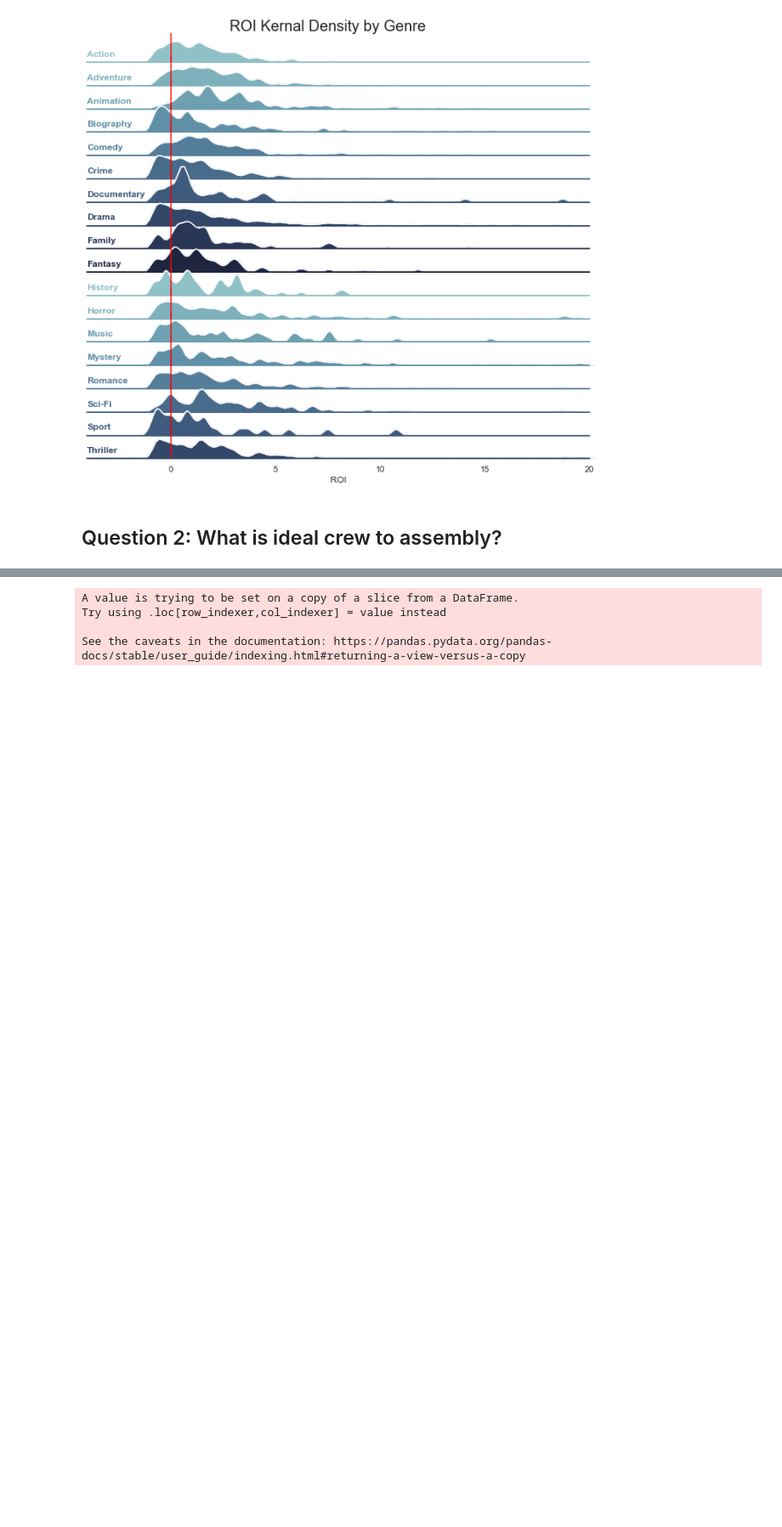
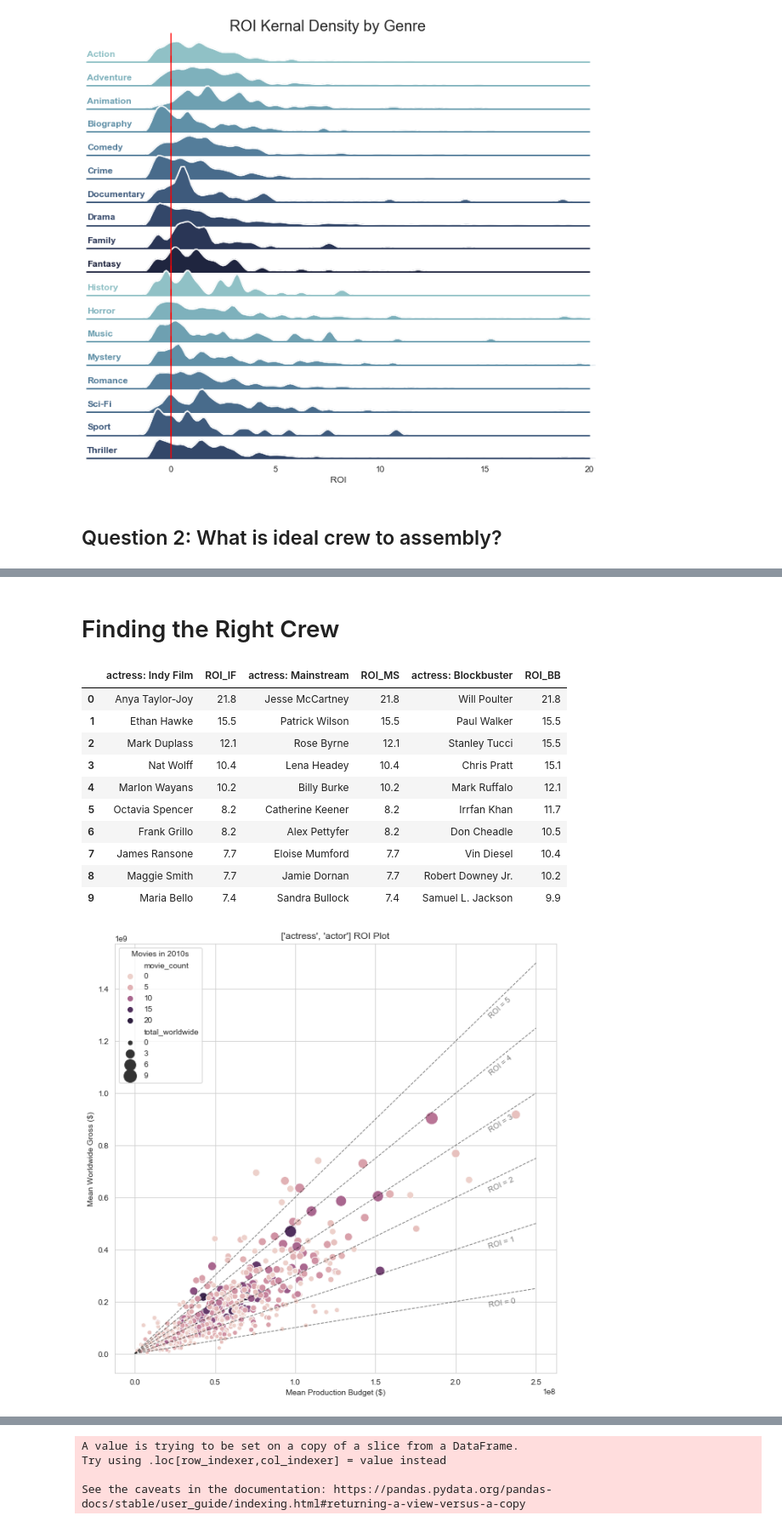
Before and after one commit to KyleDBetts/Project01, a Jupyter notebook: Movies_Project_KDB.ipynb, the cells around one changed output, grey strips where cells are left out. Shown: that part at 85% size. Drawn from its saved outputs; the diff is of its cells as text; code cells hidden in the pictures; blank space fills up the shorter version.

```diff
--- a/Movies_Project_KDB.ipynb
+++ b/Movies_Project_KDB.ipynb
@@ -280,0 +327,13 @@ See the caveats in the documentation: https://pandas.pydata.org/pandas-docs/stab
+# %%
+def findcrew(job_title, movie_count):
+    job = None
+    if type(job_title) == list:
+        job = job_title
+    else:
+        job = [job_title]
+    # running findcrew_table to get the table for printing
+    tab, scatter = findcrew_table(df_crew, job, movie_count)
+
+    # Running findcrew_graph for plottin purposes
+    findcrew_graph(scatter, job_title)
+    return tab
@@ -280,0 +349,18 @@ See the caveats in the documentation: https://pandas.pydata.org/pandas-docs/stab
+# %% [markdown]
+# Finding the Right Crew
+# %%
+# Finding crew: Actors
+findcrew(['actress', 'actor'], 3)
+# %% [output]
+|  | actress: Indy Film | ROI_IF | actress: Mainstream | ROI_MS | actress: Blockbuster | ROI_BB |
+| 0 | Anya Taylor-Joy | 21.8 | Jesse McCartney | 21.8 | Will Poulter | 21.8 |
+| 1 | Ethan Hawke | 15.5 | Patrick Wilson | 15.5 | Paul Walker | 15.5 |
+| 2 | Mark Duplass | 12.1 | Rose Byrne | 12.1 | Stanley Tucci | 15.5 |
+| 3 | Nat Wolff | 10.4 | Lena Headey | 10.4 | Chris Pratt | 15.1 |
+| 4 | Marlon Wayans | 10.2 | Billy Burke | 10.2 | Mark Ruffalo | 12.1 |
+| 5 | Octavia Spencer | 8.2 | Catherine Keener | 8.2 | Irrfan Khan | 11.7 |
+| 6 | Frank Grillo | 8.2 | Alex Pettyfer | 8.2 | Don Cheadle | 10.5 |
+| 7 | James Ransone | 7.7 | Eloise Mumford | 7.7 | Vin Diesel | 10.4 |
+| 8 | Maggie Smith | 7.7 | Jamie Dornan | 7.7 | Robert Downey Jr. | 10.2 |
+| 9 | Maria Bello | 7.4 | Sandra Bullock | 7.4 | Samuel L. Jackson | 9.9 |
+[figure, added]
```
Also changed, not shown: parts of 24 cells of this notebook.
